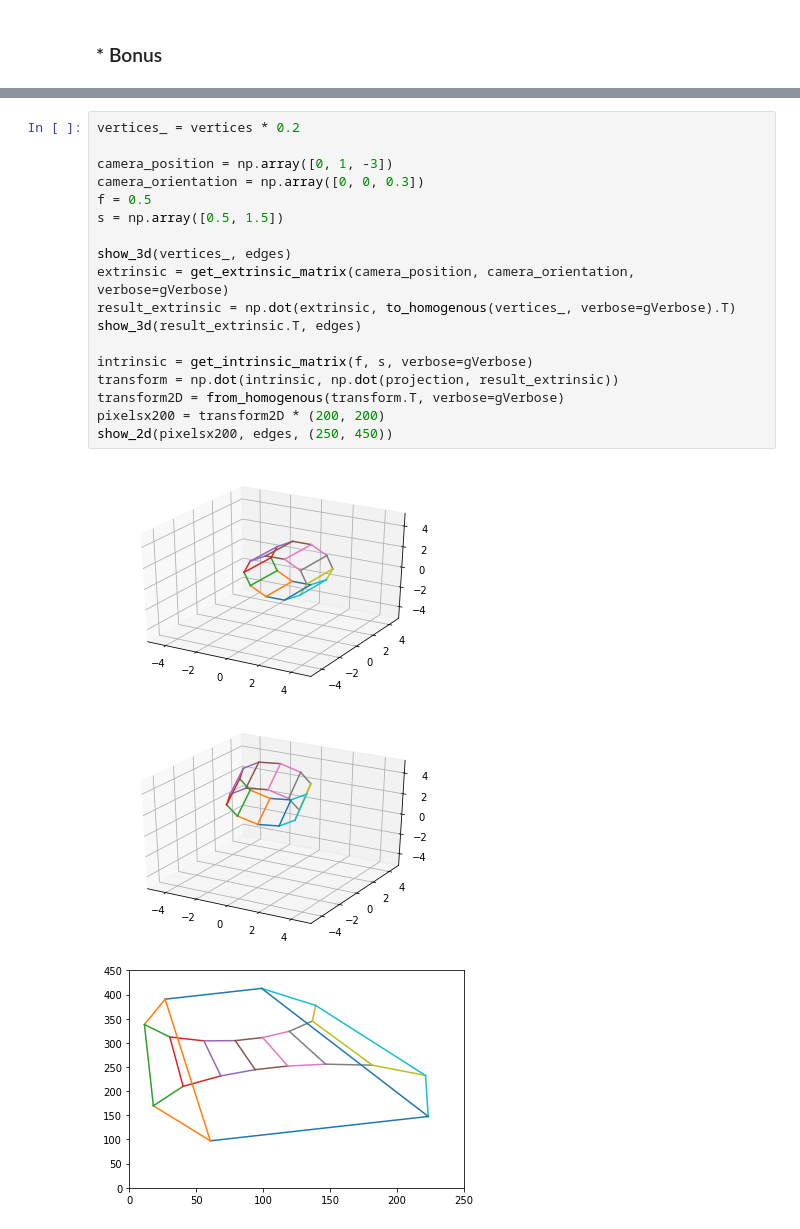
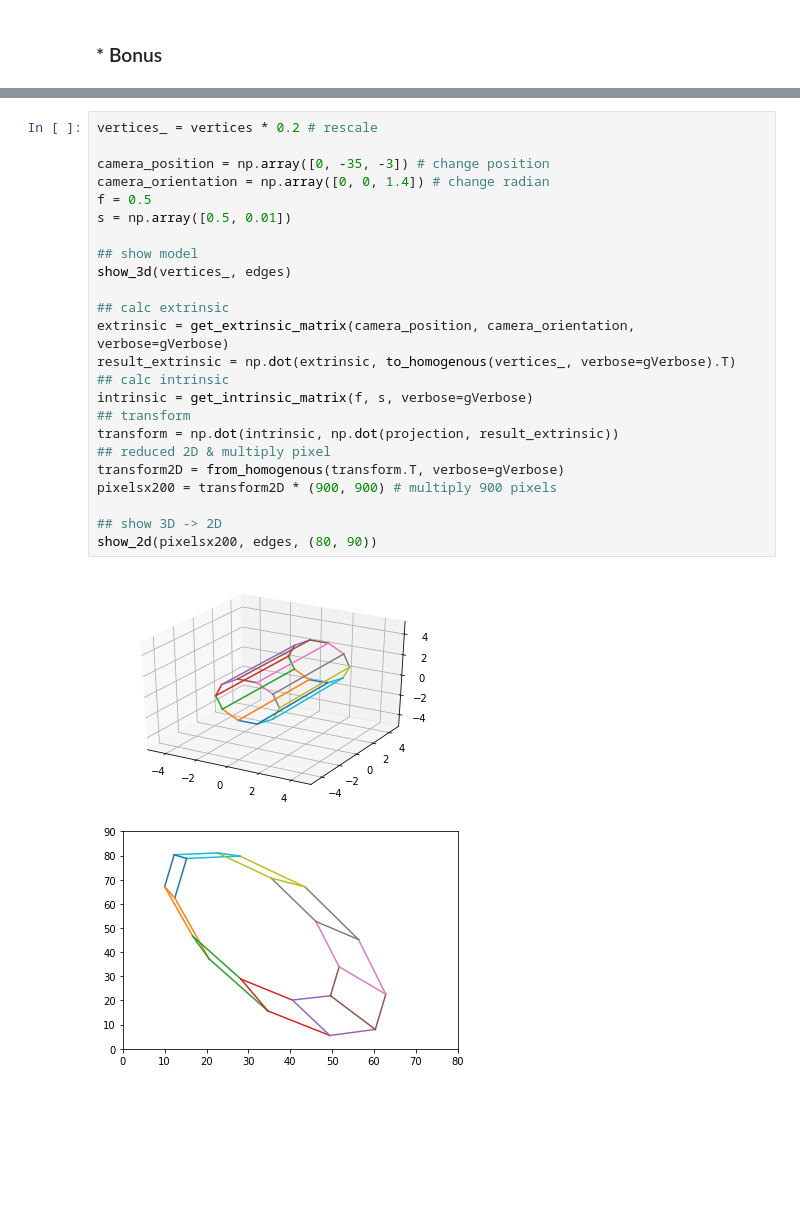
Before and after one commit to happyhyowon/assignment, a Jupyter notebook: vision/assignment1/renderer.ipynb, the cells around one changed output, grey strips where cells are left out. Cells and saved outputs as stored; diff of their text form; blank space fills up the shorter version.

Commit message:
modify bonus model 2D picture

```diff
--- a/vision/assignment1/renderer.ipynb
+++ b/vision/assignment1/renderer.ipynb
@@ -205,24 +206,29 @@ edges = [(0,1),(1,2),(2,3),(3,4),(4,5),(5,6),(6,7),(7,8),(8,9),(9,0),
          (10,11),(11,12),(12,13),(13,14),(14,15),(15,16),(16,17),(17,18),(18,19),(19,10),
          (0,10),(1,11),(2,12),(3,13),(4,14),(5,15),(6,16),(7,17),(8,18),(9,19)]
 # %%
-vertices_ = vertices * 0.2
+vertices_ = vertices * 0.2 # rescale
 
-camera_position = np.array([0, 1, -3])
-camera_orientation = np.array([0, 0, 0.3])
+camera_position = np.array([0, -35, -3]) # change position
+camera_orientation = np.array([0, 0, 1.4]) # change radian
 f = 0.5
-s = np.array([0.5, 1.5])
+s = np.array([0.5, 0.01])
 
+## show model
 show_3d(vertices_, edges)
+
+## calc extrinsic
 extrinsic = get_extrinsic_matrix(camera_position, camera_orientation, verbose=gVerbose)
 result_extrinsic = np.dot(extrinsic, to_homogenous(vertices_, verbose=gVerbose).T)
-show_3d(result_extrinsic.T, edges)
+## calc intrinsic
+intrinsic = get_intrinsic_matrix(f, s, verbose=gVerbose)
+## transform
+transform = np.dot(intrinsic, np.dot(projection, result_extrinsic))
+## reduced 2D & multiply pixel
+transform2D = from_homogenous(transform.T, verbose=gVerbose)
+pixelsx200 = transform2D * (900, 900) # multiply 900 pixels
 
-intrinsic = get_intrinsic_matrix(f, s, verbose=gVerbose)
-transform = np.dot(intrinsic, np.dot(projection, result_extrinsic))
-transform2D = from_homogenous(transform.T, verbose=gVerbose)
-pixelsx200 = transform2D * (200, 200)
-show_2d(pixelsx200, edges, (250, 450))
+## show 3D -> 2D
+show_2d(pixelsx200, edges, (80, 90))
 # %% [output]
-[figure, old version]
+[figure, new version]
-[figure, old version]
+[figure, new version]
-[figure, removed]
```
Also changed, not shown: parts of 1 cell of this notebook.
